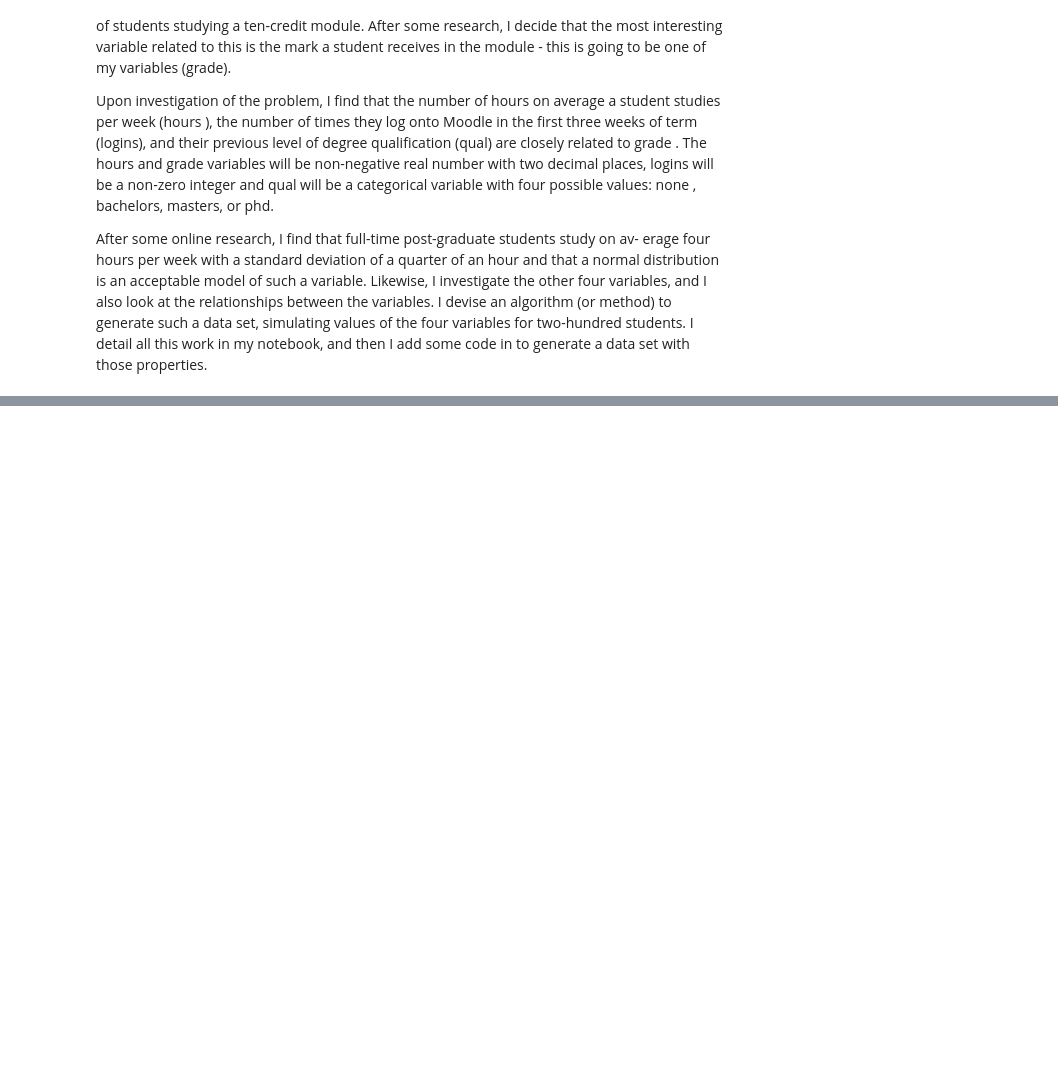
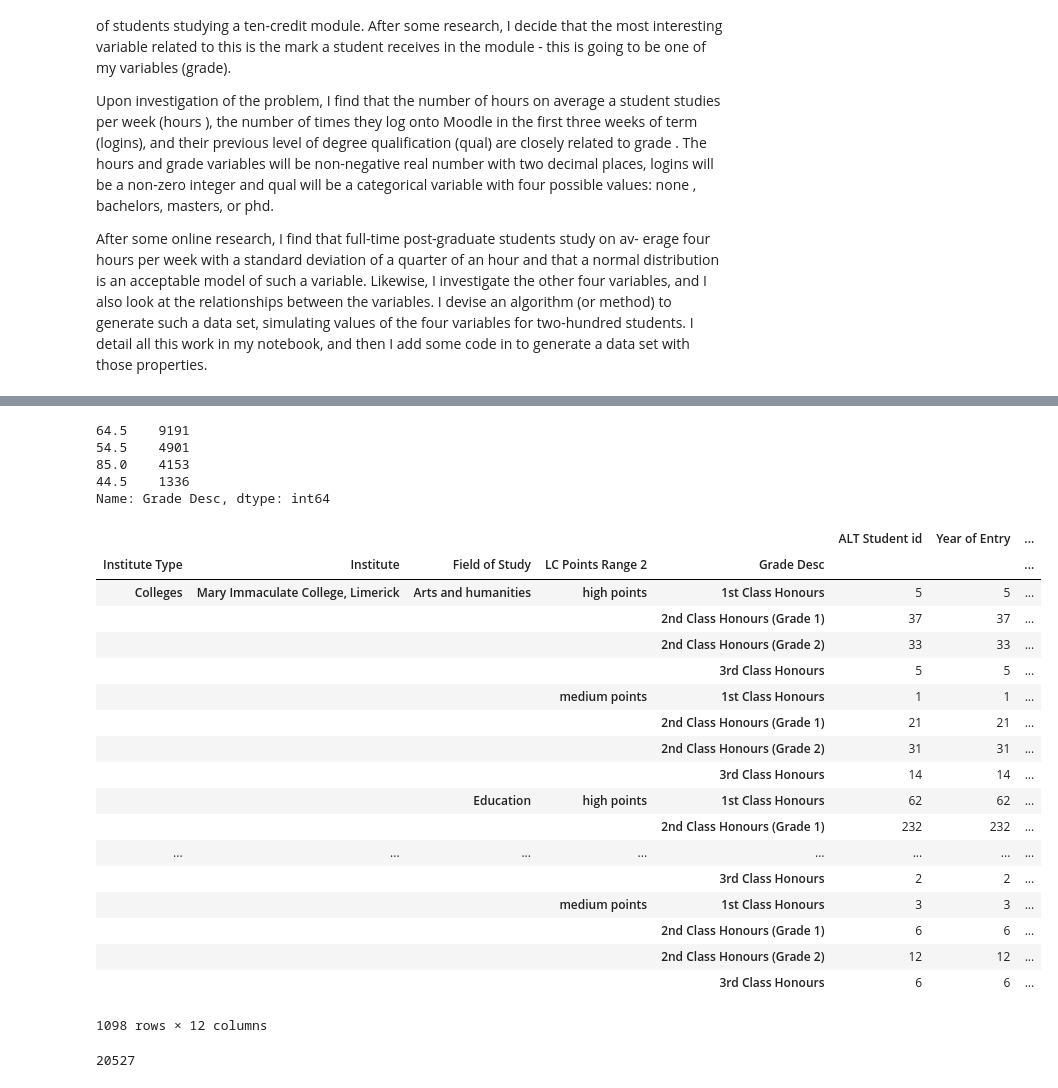
Before and after one commit to davesheils/ProgDA_Project, a Jupyter notebook: Programming for Data Analytics - Nov - Dec 2018 - Project.ipynb, the cells around one changed output, grey strips where cells are left out. Cells and saved outputs as stored; diff of their text form; code cells hidden in the pictures; blank space fills up the shorter version.

```diff
--- a/Programming for Data Analytics - Nov - Dec 2018 - Project.ipynb
+++ b/Programming for Data Analytics - Nov - Dec 2018 - Project.ipynb
@@ -96,0 +147,34 @@ array([6, 7, 5, 3, 2, 4, 1])
+# %%
+df['Grade Desc'].value_counts()
+# %% [output]
+64.5    9191
+54.5    4901
+85.0    4153
+44.5    1336
+Name: Grade Desc, dtype: int64
+# %%
+df.groupby(['Institute Type', 'Institute', 'Field of Study', 'LC Points Range 2', 'Grade Desc']).count()
+# %% [output]
+|  |  |  |  |  | ALT Student id | Year of Entry | ... |
+| Institute Type | Institute | Field of Study | LC Points Range 2 | Grade Desc |  |  | ... |
+| Colleges | Mary Immaculate College, Limerick | Arts and humanities | high points | 1st Class Honours | 5 | 5 | ... |
+|  |  |  |  | 2nd Class Honours (Grade 1) | 37 | 37 | ... |
+|  |  |  |  | 2nd Class Honours (Grade 2) | 33 | 33 | ... |
+|  |  |  |  | 3rd Class Honours | 5 | 5 | ... |
+|  |  |  | medium points | 1st Class Honours | 1 | 1 | ... |
+|  |  |  |  | 2nd Class Honours (Grade 1) | 21 | 21 | ... |
+|  |  |  |  | 2nd Class Honours (Grade 2) | 31 | 31 | ... |
+|  |  |  |  | 3rd Class Honours | 14 | 14 | ... |
+|  |  | Education | high points | 1st Class Honours | 62 | 62 | ... |
+|  |  |  |  | 2nd Class Honours (Grade 1) | 232 | 232 | ... |
+| ... | ... | ... | ... | ... | ... | ... | ... |
+|  |  |  |  | 3rd Class Honours | 2 | 2 | ... |
+|  |  |  | medium points | 1st Class Honours | 3 | 3 | ... |
+|  |  |  |  | 2nd Class Honours (Grade 1) | 6 | 6 | ... |
+|  |  |  |  | 2nd Class Honours (Grade 2) | 12 | 12 | ... |
+|  |  |  |  | 3rd Class Honours | 6 | 6 | ... |
+1098 rows × 12 columns
+# %%
+df['ALT Student id'].nunique()
+# %% [output]
+20527
```
Also changed, not shown: parts of 12 cells of this notebook, 2 other files.
